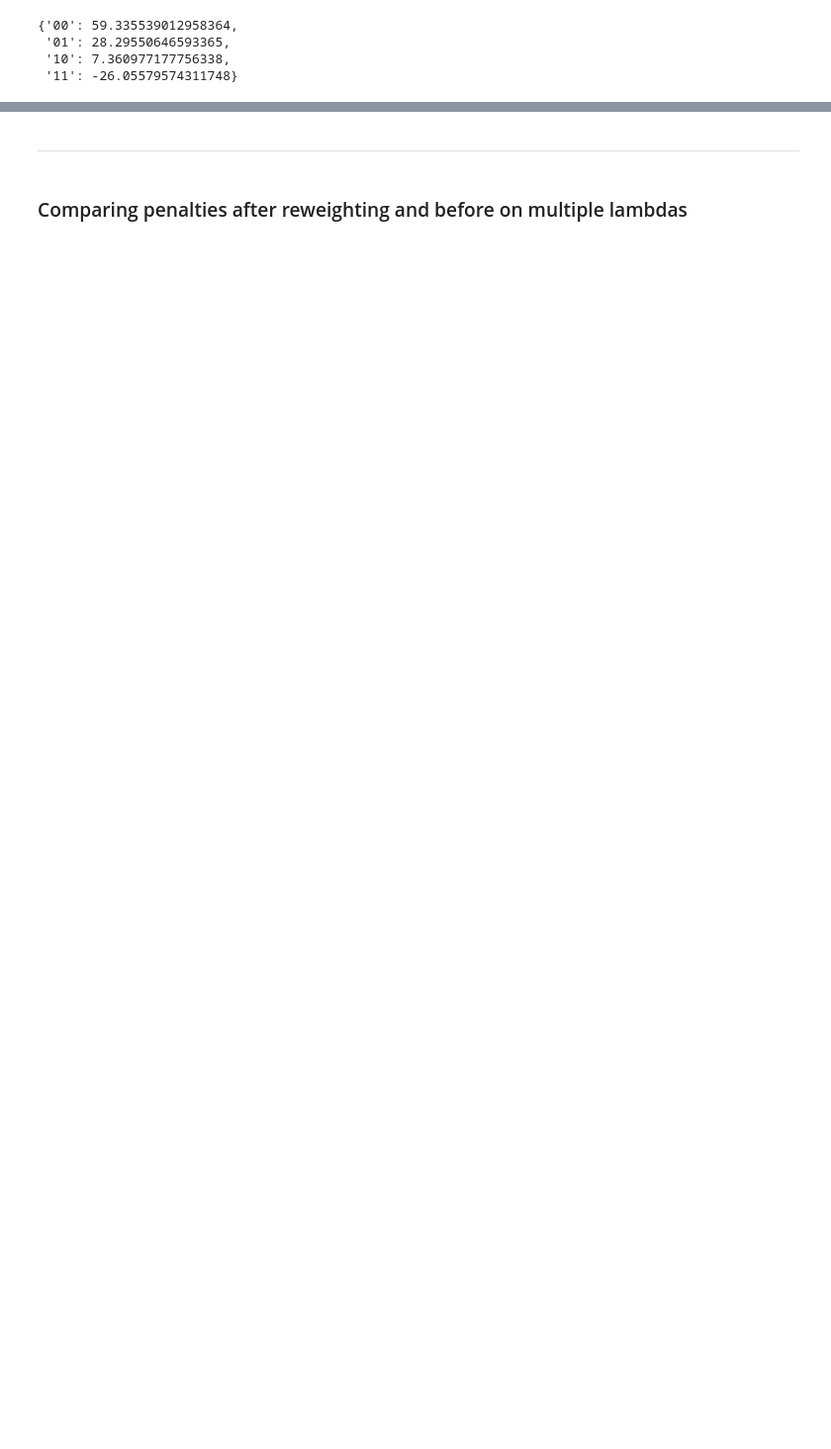
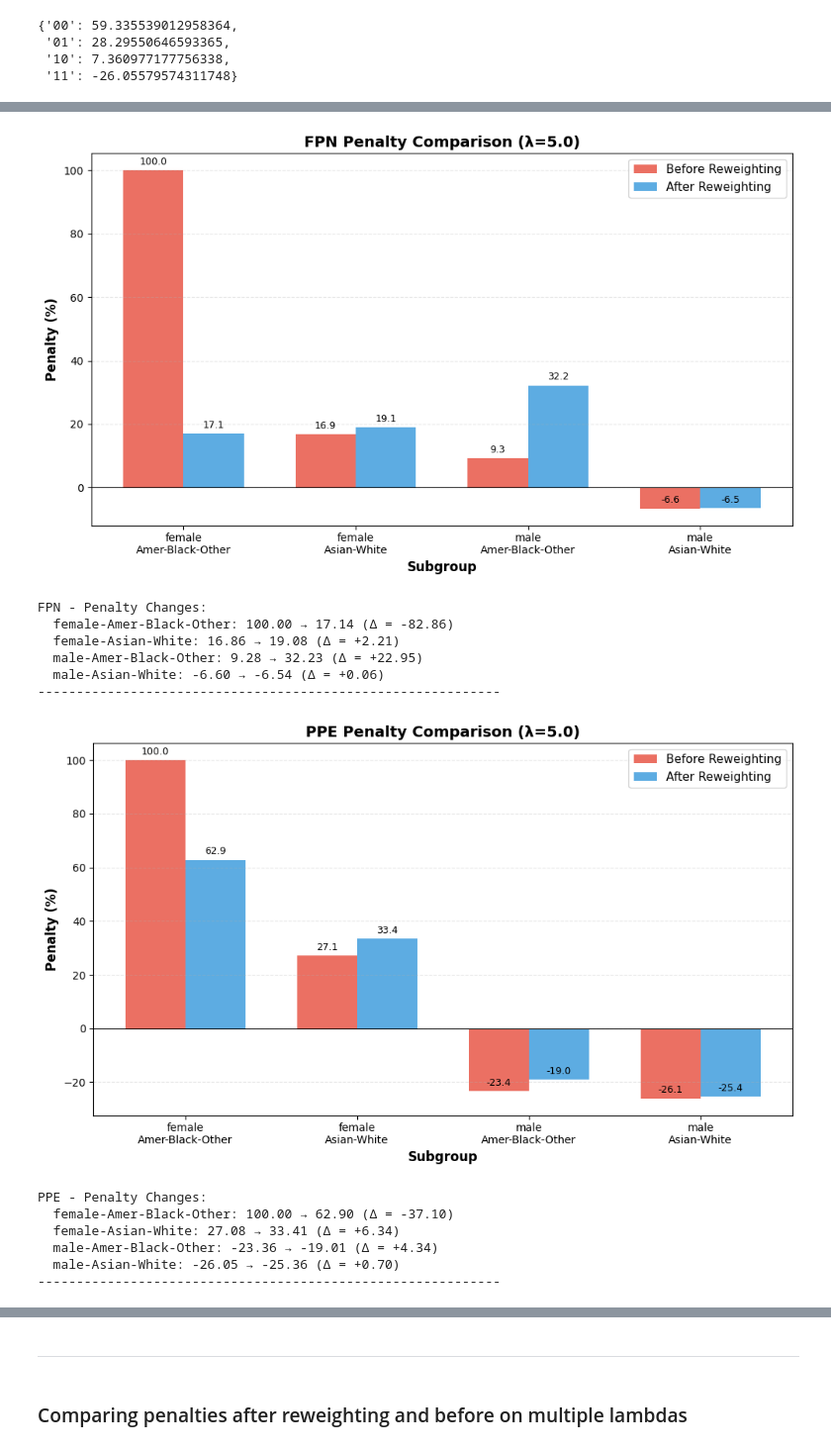
Before and after one commit to rolss/Fairness-in-data, a Jupyter notebook: Reweight_Census_BINARY tests validation.ipynb, the cells around one changed output, grey strips where cells are left out. Shown at 99% size. Drawn from its saved outputs; the diff is of its cells as text; code cells hidden in the pictures; blank space fills up the shorter version.

```diff
--- a/Reweight_Census_BINARY tests validation.ipynb
+++ b/Reweight_Census_BINARY tests validation.ipynb
@@ -739,0 +990,79 @@ penalties_across_metrics['PPE'][sensible_attribute]
+# %%
+# Individual plots for each metric (larger view for detailed inspection)
+subgroups = list(penalties_ontest_harmonic[fair_metrics[0]][0].keys())
+
+for metric in fair_metrics:
+    fig, ax = plt.subplots(1, 1, figsize=(10, 6))
+
+    # Extract penalties before and after for this metric
+    penalties_before = [penalties_ontest_harmonic[metric][0].get(group, 0) for group in subgroups]
+    penalties_after = [penalties_after_reweighting[metric].get(group, 0) for group in subgroups]
+
+    # Set up bar positions
+    x = np.arange(len(subgroups))
+    width = 0.35
+
+    # Create bars
+    bars1 = ax.bar(x - width/2, penalties_before, width, label='Before Reweighting', alpha=0.8, color='#e74c3c')
+    bars2 = ax.bar(x + width/2, penalties_after, width, label='After Reweighting', alpha=0.8, color='#3498db')
+
+    # Add value labels on bars
+    for bar in bars1:
+        height = bar.get_height()
+        ax.annotate(f'{height:.1f}',
+                    xy=(bar.get_x() + bar.get_width() / 2, height),
+                    xytext=(0, 3),  # 3 points vertical offset
+                    textcoords="offset points",
+                    ha='center', va='bottom', fontsize=9)
+
+    for bar in bars2:
+        height = bar.get_height()
+        ax.annotate(f'{height:.1f}',
+                    xy=(bar.get_x() + bar.get_width() / 2, height),
+                    xytext=(0, 3),  # 3 points vertical offset
+                    textcoords="offset points",
+                    ha='center', va='bottom', fontsize=9)
+
+    # Decode subgroup labels using mapping
+    decoded_labels = []
+    for group in subgroups:
+        sex_code = group[0]
+        race_code = group[1]
+        sex_label = mapping['sex'][int(sex_code)]
+        race_label = mapping['race'][int(race_code)]
+        decoded_labels.append(f"{sex_label}\n{race_label}")
+
+    # Customize plot
+    ax.set_xlabel('Subgroup', fontsize=12, fontweight='bold')
+    ax.set_ylabel('Penalty (%)', fontsize=12, fontweight='bold')
+    ax.set_title(f'{metric} Penalty Comparison (λ=5.0)', fontsize=14, fontweight='bold')
+    ax.set_xticks(x)
+    ax.set_xticklabels(decoded_labels, fontsize=10)
+    ax.legend(fontsize=11, loc='best')
+    ax.grid(axis='y', alpha=0.3, linestyle='--')
+    ax.axhline(y=0, color='black', linestyle='-', linewidth=0.8)
+
+    plt.tight_layout()
+    plt.show()
+    print(f"\n{metric} - Penalty Changes:")
+    for i, group in enumerate(subgroups):
+        before = penalties_before[i]
+        after = penalties_after[i]
+        change = after - before
+        print(f"  {decoded_labels[i].replace(chr(10), '-')}: {before:.2f} → {after:.2f} (Δ = {change:+.2f})")
+    print("-" * 60)
+# %% [output]
+[figure, added]
+FPN - Penalty Changes:
+  female-Amer-Black-Other: 100.00 → 17.14 (Δ = -82.86)
+  female-Asian-White: 16.86 → 19.08 (Δ = +2.21)
+  male-Amer-Black-Other: 9.28 → 32.23 (Δ = +22.95)
+  male-Asian-White: -6.60 → -6.54 (Δ = +0.06)
+------------------------------------------------------------
+[figure, added]
+PPE - Penalty Changes:
+  female-Amer-Black-Other: 100.00 → 62.90 (Δ = -37.10)
+  female-Asian-White: 27.08 → 33.41 (Δ = +6.34)
+  male-Amer-Black-Other: -23.36 → -19.01 (Δ = +4.34)
+  male-Asian-White: -26.05 → -25.36 (Δ = +0.70)
+------------------------------------------------------------
```
Also changed, not shown: parts of 49 cells of this notebook.
